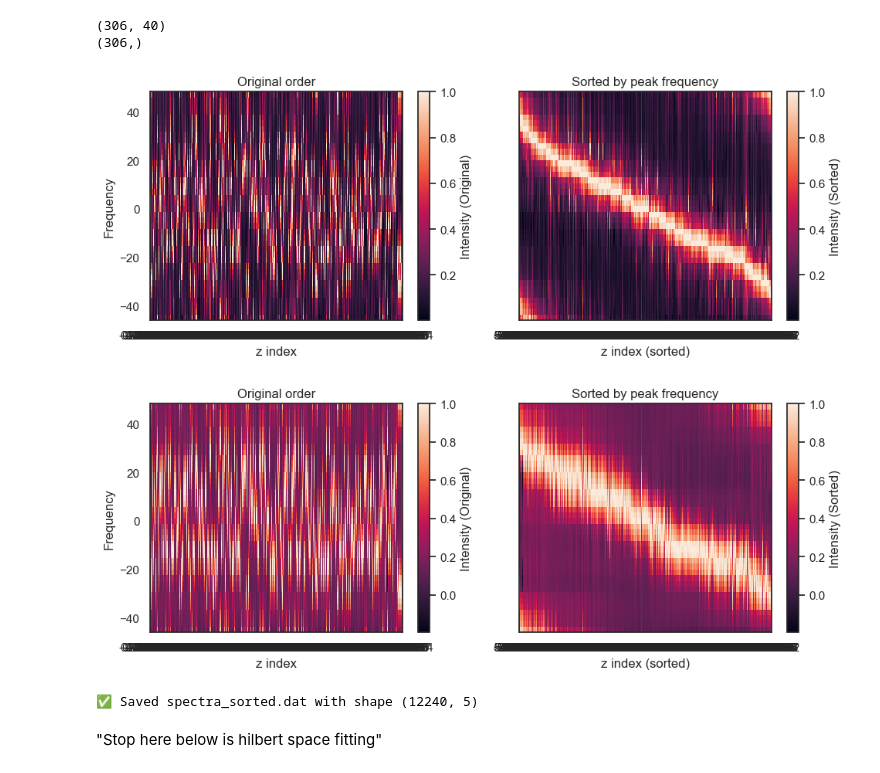
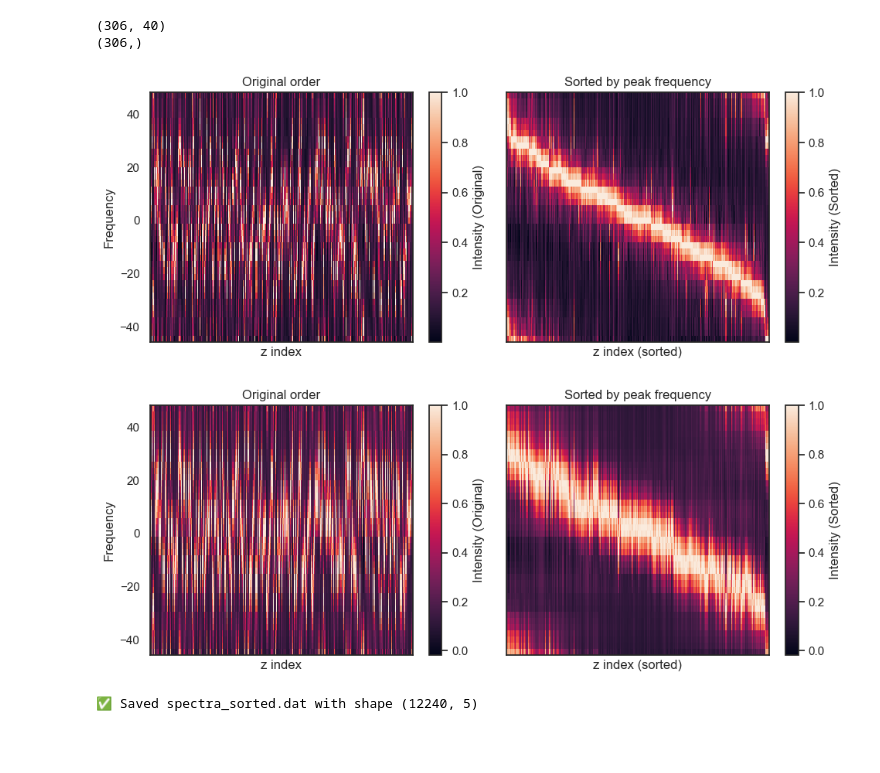
Before and after one commit to pereira-elizabeth/Machine-Learning-to-extract-intrinsic-parameters-for-a-PIC-platform-, a Jupyter notebook: notebooks/case_B_execution.ipynb, the cells around one changed output. Saved outputs shown, nothing was run; the diff lists cells and outputs as text; code cells hidden in the pictures; blank space fills up the shorter version.

```diff
--- a/notebooks/case_B_execution.ipynb
+++ b/notebooks/case_B_execution.ipynb
@@ -782,0 +405,32 @@ Epoch 6/100
+# %%
+# --- Stage 2: learn mapping from theory spectra -> corrected/normalized experimental spectra ---
+# Model lives in picml.models (keep architecture out of notebook).
+# Add channel dim for Conv1D: (n_samples, n_freqs, 1).
+
+import numpy as np
+from picml.models import create_model_B_2
+
+# add channel dim for CNN
+new_X_train_cnn = new_X_train_scaled[..., np.newaxis]
+new_X_test_cnn  = new_X_test_scaled[..., np.newaxis]
+
+model_sc = create_model_B_2()
+model_sc.compile(optimizer="adam", loss="mse")
+
+history_sc = model_sc.fit(
+    new_X_train_cnn,
+    new_y_train_scaled,
+    epochs=100,
+    batch_size=40,
+    validation_split=0.2,
+    verbose=1
+)
+
+loss = model_sc.evaluate(new_X_test_cnn, new_y_test_scaled, verbose=0)
+print("Stage-2 test loss:", float(loss))
+
+new_y_pred_train = model_sc.predict(new_X_train_cnn)
+new_y_pred_test  = model_sc.predict(new_X_test_cnn)
+
+print("pred train:", new_y_pred_train.shape, "true train:", new_y_train.shape)
+print("pred test :", new_y_pred_test.shape,  "true test :", new_y_test.shape)
@@ -815,23 +485,22 @@ print(y_comb_pred_test.flatten().shape)
 (306, 40)
 (306,)
 # %%
+# --- Stage 2 evaluation and qualitative check --- for true power spectra
+# Plot a few spectra overlays to see whether model 2 corrects systematic mismatch.
+# Use shared color limits when comparing heatmaps across panels.
+
 import numpy as np
 import matplotlib.pyplot as plt
+from picml.utils import sort_by_peak_frequency
+
 
 # --- Example data ---
 z = np.array(y_comb_pred_test.flatten())
-frequencies1 = np.array(frequencies)
-#S = np.array(true_y_test)
+frequencies1 = np.array(freqs)
 S = true_y_test / np.max(true_y_test, axis=1, keepdims=True)
 
 
 # --- Sorting by where each row peaks ---
-def sort_by_peak_frequency(z, S):
-    peak_idx = np.argmax(S, axis=1)
-    peak_amp = S[np.arange(S.shape[0]), peak_idx]
-    order = np.lexsort((-peak_amp, peak_idx))
-    return z[order], S[order, :], order
-
 z_new, S_new, order = sort_by_peak_frequency(z, S)
 
 # numeric z positions for plotting
@@ -846,50 +515,46 @@ pc1 = axs[0].pcolormesh(z_numeric, frequencies1, S.T, shading='auto')
 axs[0].set_title("Original order")
 axs[0].set_xlabel("z index")
 axs[0].set_ylabel("Frequency")
-axs[0].set_xticks(z_numeric + 0.5)
-axs[0].set_xticklabels(z)
+axs[0].set_xticks([])
 fig.colorbar(pc1, ax=axs[0], label="Intensity (Original)")
 
 # Right: Sorted
 pc2 = axs[1].pcolormesh(z_numeric_new, frequencies1, S_new.T, shading='auto')
 axs[1].set_title("Sorted by peak frequency")
 axs[1].set_xlabel("z index (sorted)")
-axs[1].set_xticks(z_numeric_new + 0.5)
-axs[1].set_xticklabels(z_new)
+axs[1].set_xticks([])
 fig.colorbar(pc2, ax=axs[1], label="Intensity (Sorted)")
 
 plt.tight_layout()
 plt.show()
 # %% [output]
-[figure, old version]
+[figure, new version]
 # %%
 #Sk = np.array(pred_y_test)
 Sk = pred_y_test/ np.max(pred_y_test, axis=1, keepdims=True)
 
 Sk_new = Sk[order, :]
 # %%
-# --- Plot side-by-side: Original vs Sorted (z on x, f on y) ---
+# --- Plot side-by-side: Original vs Sorted (z on x, f on y) --- for predicted output power spectra
 fig, axs = plt.subplots(1, 2, figsize=(10,4), sharey=True)
 
 # Left: Original
-pc1 = axs[0].pcolormesh(z_numeric, frequencies, Sk.T, shading='auto')
+pc1 = axs[0].pcolormesh(z_numeric, freqs, Sk.T, shading='auto')
 axs[0].set_title("Original order")
 axs[0].set_xlabel("z index")
 axs[0].set_ylabel("Frequency")
-axs[0].set_xticks(z_numeric + 0.5)
-axs[0].set_xticklabels(z)
+axs[0].set_xticks([])
 fig.colorbar(pc1, ax=axs[0], label="Intensity (Original)")
 
 # Right: Sorted
-pc2 = axs[1].pcolormesh(z_numeric_new, frequencies, Sk_new.T, shading='auto')
+pc2 = axs[1].pcolormesh(z_numeric_new, freqs, Sk_new.T, shading='auto')
 axs[1].set_title("Sorted by peak frequency")
 axs[1].set_xlabel("z index (sorted)")
-axs[1].set_xticks(z_numeric_new + 0.5)
-axs[1].set_xticklabels(z_new)
+axs[1].set_xticks([])
 fig.colorbar(pc2, ax=axs[1], label="Intensity (Sorted)")
 
 plt.tight_layout()
 plt.show()
 # %% [output]
-[figure, old version]
+[figure, new version]
 # %%
@@ -932,4 +598,2 @@ print("✅ Saved spectra_sorted.dat with shape", data.shape)
 # %% [output]
 ✅ Saved spectra_sorted.dat with shape (12240, 5)
-# %% [markdown]
-"Stop here below is hilbert space fitting"
```
Also changed, not shown: parts of 59 cells of this notebook, 1 other file.
